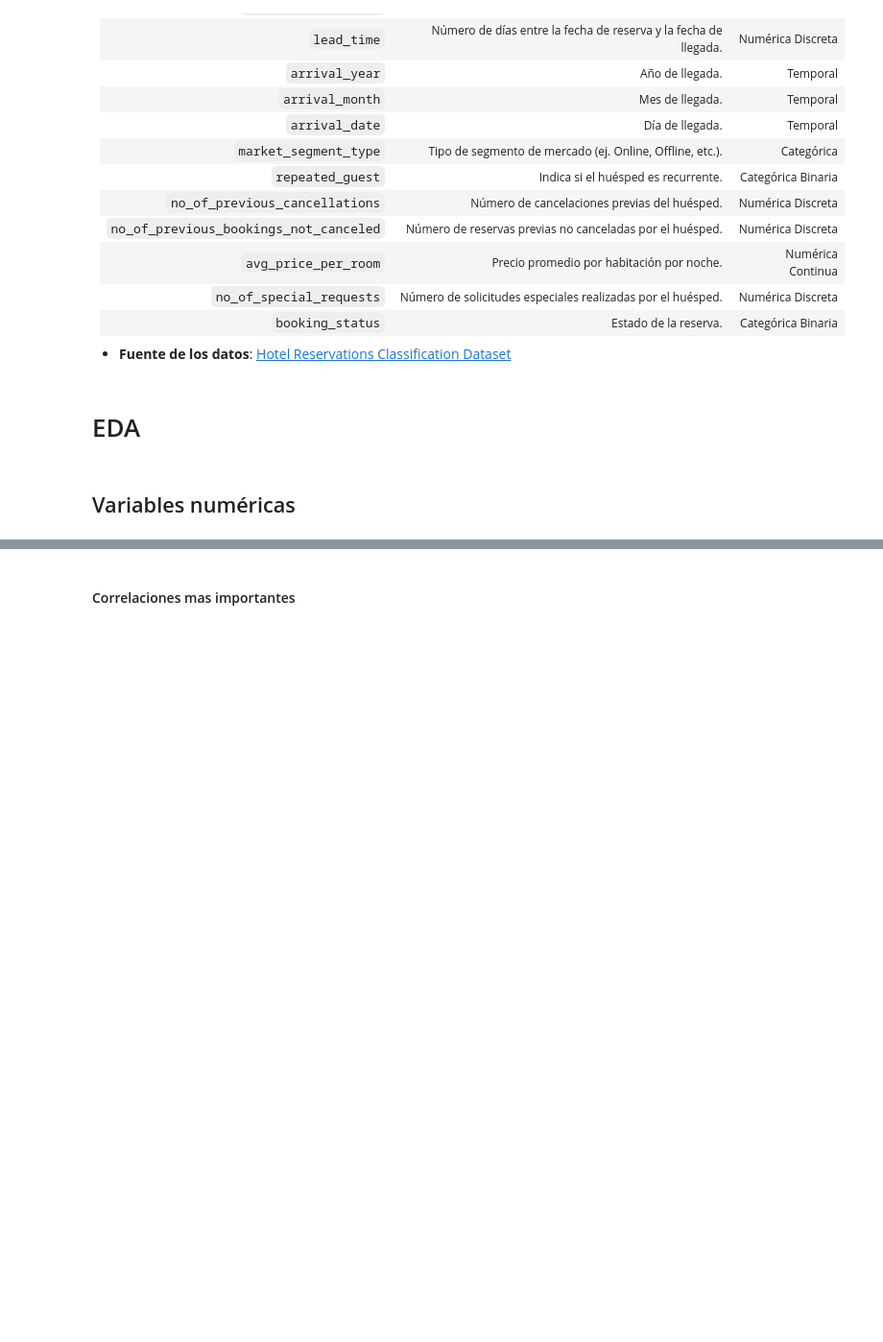
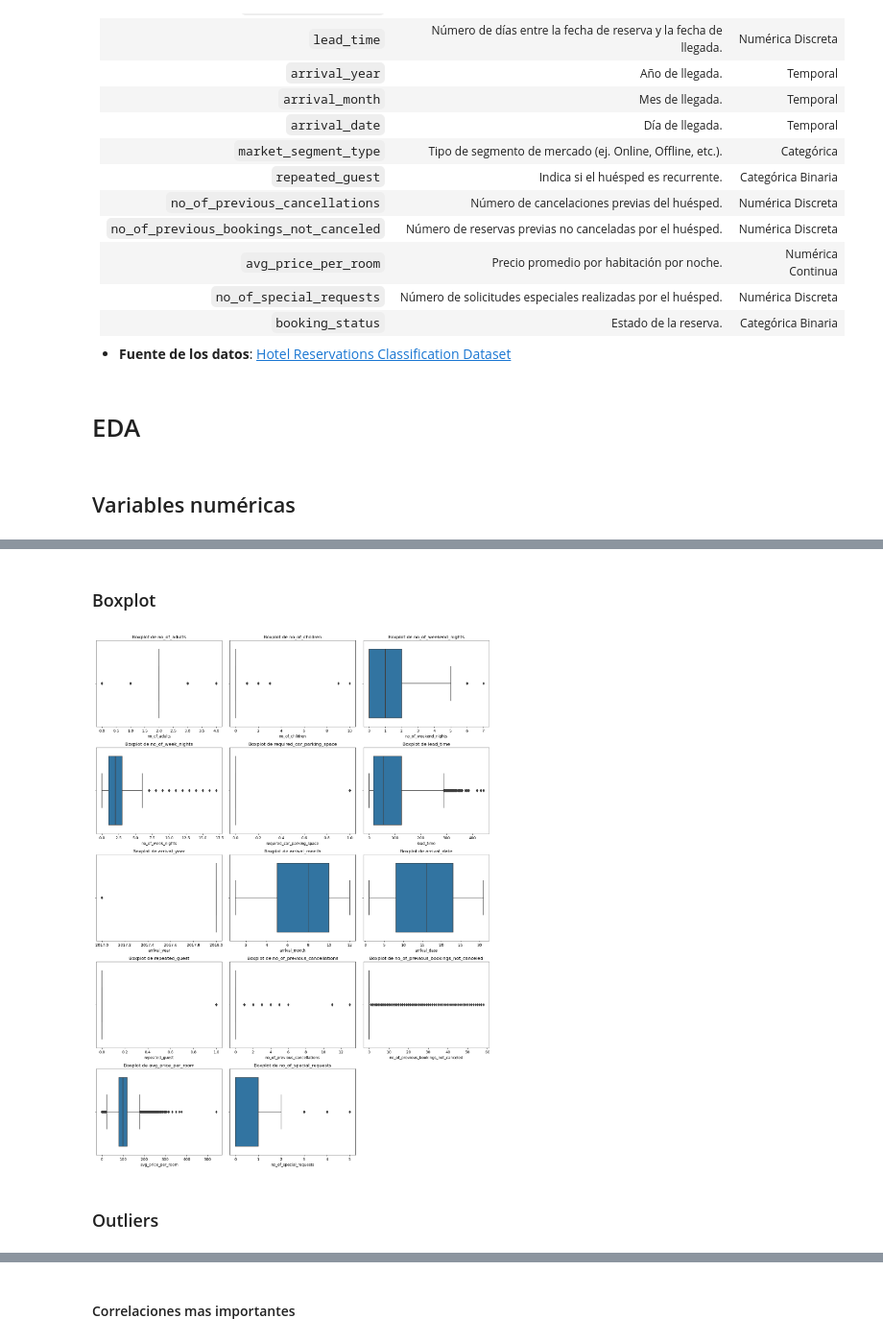
Before and after one commit to YacoCappelletti/analisis_reservas_hotel_dev, a Jupyter notebook: analisis_reservas_hotel_2.ipynb, the cells around one changed output, grey strips where cells are left out. Shown at 96% size. Cells and saved outputs as stored; diff of their text form; code cells hidden in the pictures; blank space fills up the shorter version.

```diff
--- a/analisis_reservas_hotel_2.ipynb
+++ b/analisis_reservas_hotel_2.ipynb
@@ -114,0 +116,25 @@ plt.show()
+# %% [markdown]
+### Boxplot
+# %%
+import math
+
+# Resetear el estilo de seaborn para evitar colores personalizados
+sns.reset_defaults()
+
+# Boxplots individuales para cada variable numérica en un grid
+num_vars = len(numerical_cols)
+n_cols = 3
+n_rows = math.ceil(num_vars / n_cols)
+
+plt.figure(figsize=(5 * n_cols, 4 * n_rows))
+for i, col in enumerate(numerical_cols):
+    plt.subplot(n_rows, n_cols, i + 1)
+    sns.boxplot(x=df[col], orient='h')
+    plt.title(f'Boxplot de {col}')
+    plt.xlabel(col)
+plt.tight_layout()
+plt.show()
+# %% [output]
+[figure, added]
+# %% [markdown]
+### Outliers
```
Also changed, not shown: parts of 29 cells of this notebook.
